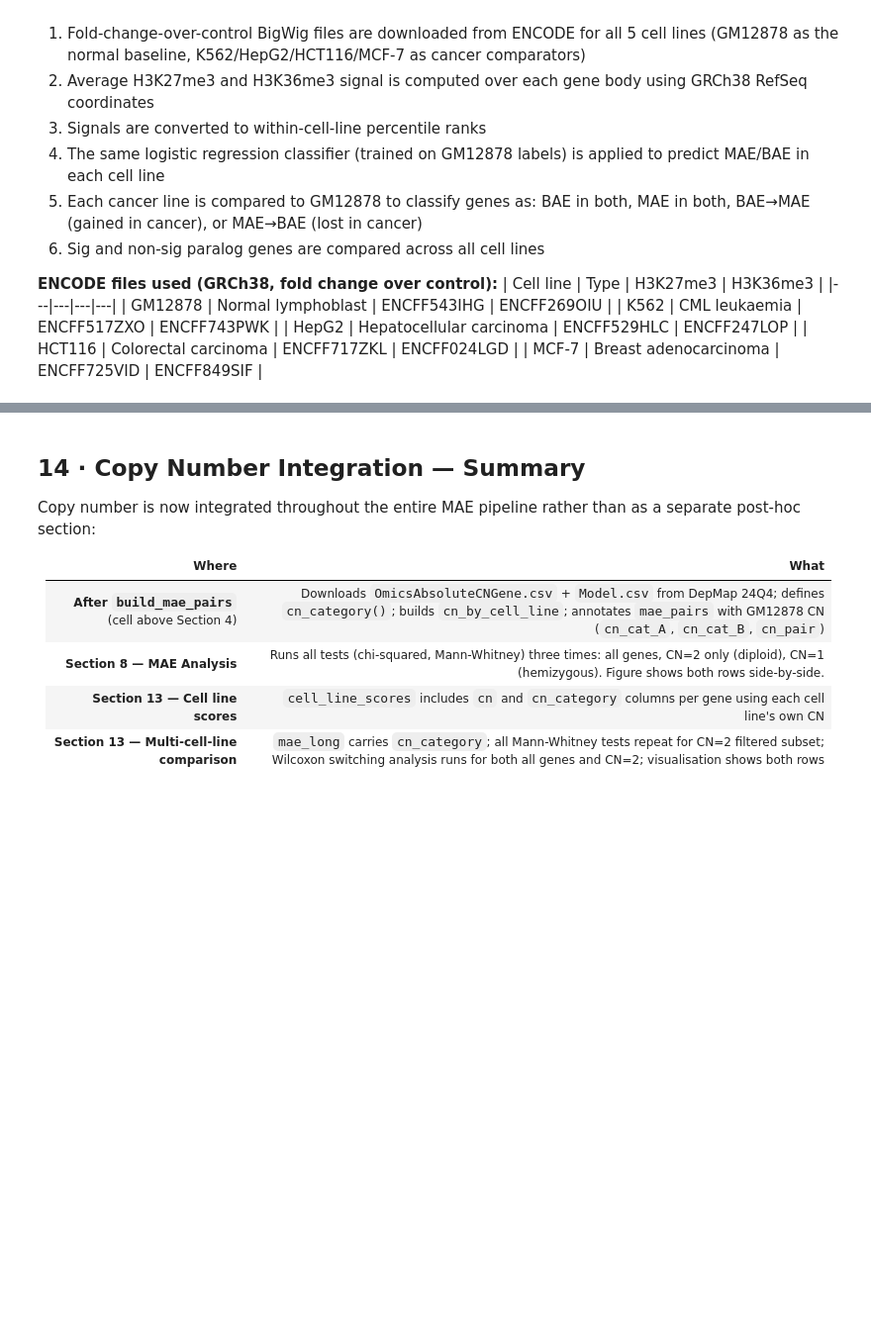
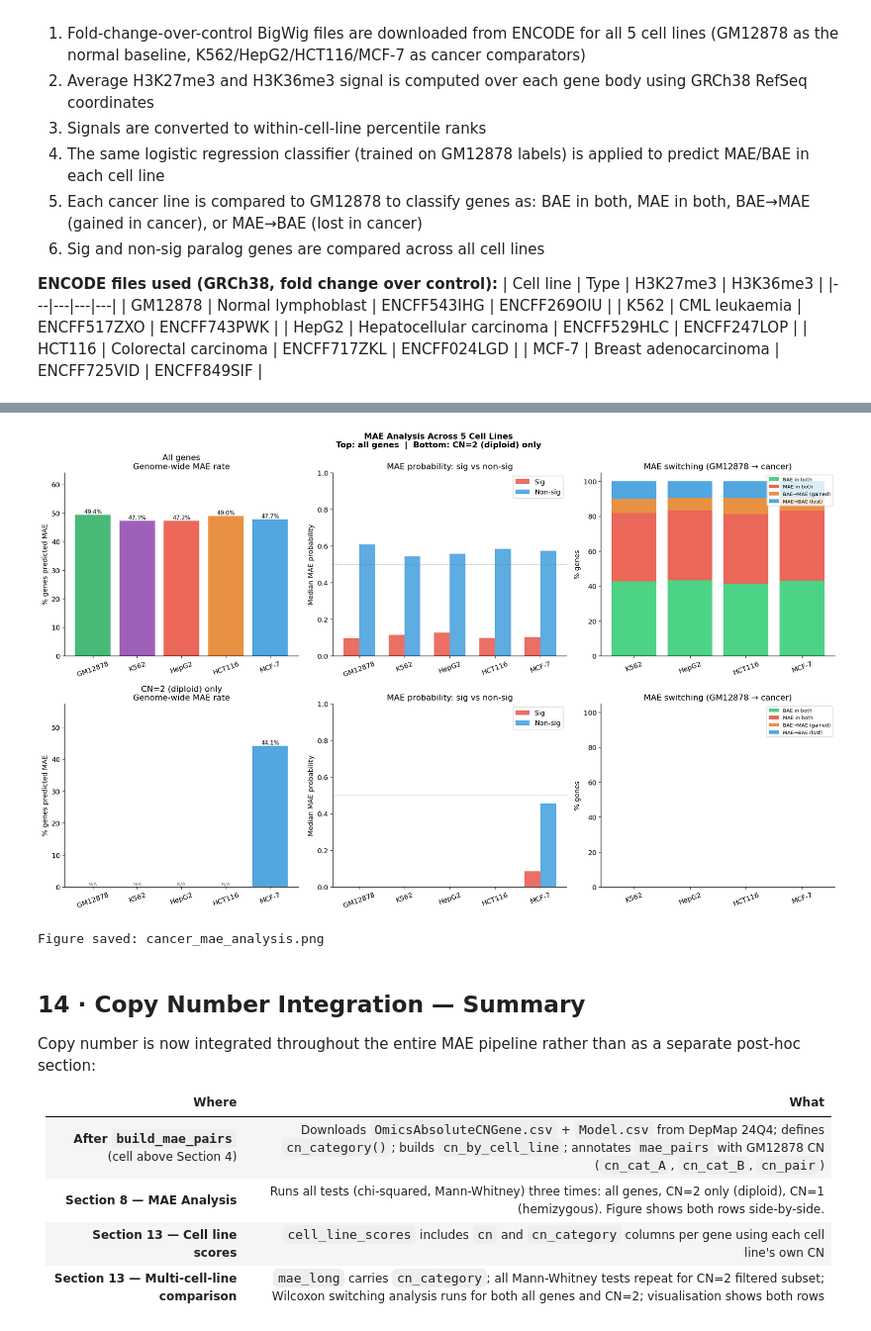
Before and after one commit to JonathanZhao222/Paralog-Difference, a Jupyter notebook: paralog_dependency_analysis.ipynb, the cells around one changed output, grey strips where cells are left out. Shown at 99% size. Drawn from its saved outputs; the diff is of its cells as text; code cells hidden in the pictures; blank space fills up the shorter version.

```diff
--- a/paralog_dependency_analysis.ipynb
+++ b/paralog_dependency_analysis.ipynb
@@ -1421,19 +1569,26 @@ def plot_mae_row(axes_row, cn_filter, row_label):
     else:
         sub_long = mae_long[mae_long['cn_category'] == cn_filter]
 
+    has_data = len(sub_long) > 0
+
     # Panel 1: genome-wide MAE rate
     ax = axes_row[0]
     rates = [sub_long[sub_long['cell_line'] == cl]['mae_pred'].mean() * 100
              for cl in cell_line_order]
-    bars = ax.bar(cell_line_order, rates,
+    bars = ax.bar(cell_line_order, [r if not (isinstance(r, float) and np.isnan(r)) else 0 for r in rates],
                   color=[CELL_COLORS[cl] for cl in cell_line_order], alpha=0.85)
     ax.set_ylabel('% genes predicted MAE')
     ax.set_title(f'{row_label}\nGenome-wide MAE rate')
-    ax.set_ylim(0, max(rates) * 1.3 if rates else 100)
+    valid_rates = [r for r in rates if not (isinstance(r, float) and np.isnan(r))]
+    ax.set_ylim(0, max(valid_rates) * 1.3 if valid_rates else 100)
     ax.tick_params(axis='x', rotation=20)
     for bar, val in zip(bars, rates):
-        ax.text(bar.get_x() + bar.get_width()/2, val + 0.5,
-                f'{val:.1f}%', ha='center', fontsize=9)
+        if not (isinstance(val, float) and np.isnan(val)):
+            ax.text(bar.get_x() + bar.get_width()/2, val + 0.5,
+                    f'{val:.1f}%', ha='center', fontsize=9)
+        else:
+            ax.text(bar.get_x() + bar.get_width()/2, 0.5,
+                    'N/A', ha='center', fontsize=8, color='grey')
 
     # Panel 2: median MAE probability sig vs non-sig
     ax = axes_row[1]
@@ -1445,8 +1600,10 @@ def plot_mae_row(axes_row, cn_filter, row_label):
     nsig_meds = [np.median(sub_long[(sub_long['cell_line'] == cl) & sub_long['is_nsig']]['mae_prob'])
                  if (sub_long[(sub_long['cell_line'] == cl) & sub_long['is_nsig']]).shape[0] > 0 else np.nan
                  for cl in cell_line_order]
-    ax.bar(x - width/2, sig_meds,  width, label='Sig',     color=SIG_COLOR,  alpha=0.8)
-    ax.bar(x + width/2, nsig_meds, width, label='Non-sig', color=NSIG_COLOR, alpha=0.8)
+    ax.bar(x - width/2, [v if not (isinstance(v, float) and np.isnan(v)) else 0 for v in sig_meds],
+           width, label='Sig', color=SIG_COLOR, alpha=0.8)
+    ax.bar(x + width/2, [v if not (isinstance(v, float) and np.isnan(v)) else 0 for v in nsig_meds],
+           width, label='Non-sig', color=NSIG_COLOR, alpha=0.8)
     ax.set_ylabel('Median MAE probability')
     ax.set_title('MAE probability: sig vs non-sig')
     ax.set_xticks(x); ax.set_xticklabels(cell_line_order, rotation=20)
@@ -1458,37 +1615,39 @@ def plot_mae_row(axes_row, cn_filter, row_label):
     switch_cats = ['BAE in both', 'MAE in both', 'BAE→MAE (gained)', 'MAE→BAE (lost)']
     switch_colors_map = {
         'BAE in both': '#2ECC71', 'MAE in both': '#E74C3C',
         'BAE→MAE (gained)': '#E67E22', 'MAE→BAE (lost)': '#3498DB',
     }
     x2 = np.arange(len(CANCER_LINES))
     bottom = np.zeros(len(CANCER_LINES))
     for cat in switch_cats:
         vals = []
         for cl in CANCER_LINES:
-            comp = comparisons[cl]
+            comp = comparisons[cl].copy()
             if cn_filter == 'CN=2':
                 cn_cl  = cell_line_scores[cl].set_index('gene')['cn_category']
                 cn_gm_ = cell_line_scores[BASELINE].set_index('gene')['cn_category']
-                keep = comp['gene'].map(
-                    lambda g: cn_cl.get(g,'unknown') == 'CN=2' and cn_gm_.get(g,'unknown') == 'CN=2'
-                )
+                keep = [cn_cl.get(g,'unknown') == 'CN=2' and cn_gm_.get(g,'unknown') == 'CN=2'
+                        for g in comp['gene']]
                 comp = comp[keep]
             total = len(comp)
             vals.append((comp['switch'] == cat).sum() / total * 100 if total > 0 else 0)
         ax.bar(x2, vals, bottom=bottom, label=cat, color=switch_colors_map[cat], alpha=0.85)
         bottom += np.array(vals)
     ax.set_ylabel('% genes')
     ax.set_title('MAE switching (GM12878 → cancer)')
     ax.set_xticks(x2); ax.set_xticklabels(CANCER_LINES, rotation=20)
     ax.set_ylim(0, 105); ax.legend(loc='upper right', fontsize=8)
 
 plot_mae_row(axes[0], 'all',  'All genes')
 plot_mae_row(axes[1], 'CN=2', 'CN=2 (diploid) only')
 
 plt.tight_layout()
 plt.savefig('cancer_mae_analysis.png', dpi=150, bbox_inches='tight')
 plt.show()
 print('Figure saved: cancer_mae_analysis.png')
+# %% [output]
+[figure, added]
+Figure saved: cancer_mae_analysis.png
 # %% [markdown]
 ## 14 · Copy Number Integration — Summary
 
```
Also changed, not shown: parts of 16 cells of this notebook, 9 other files.
